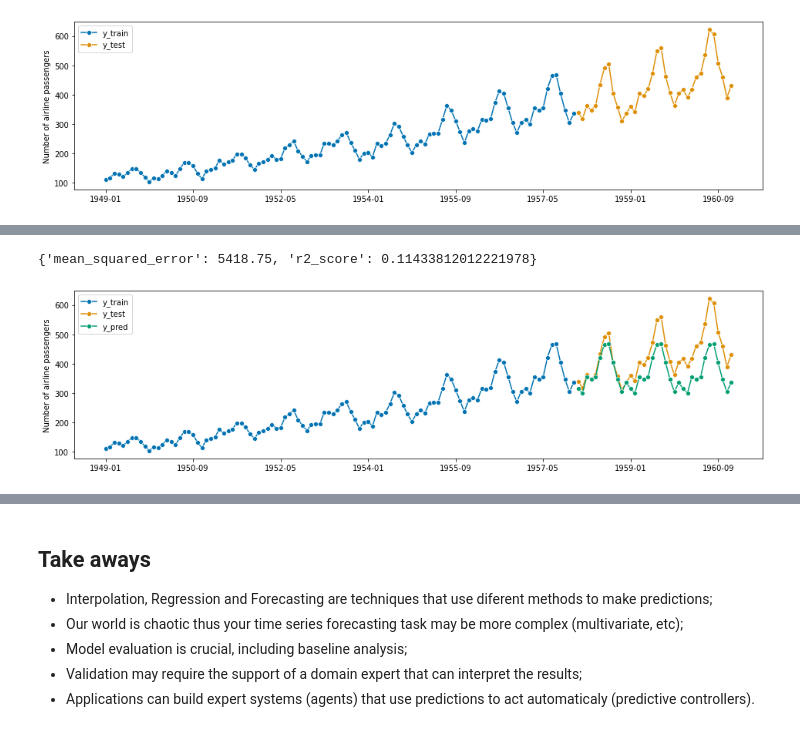
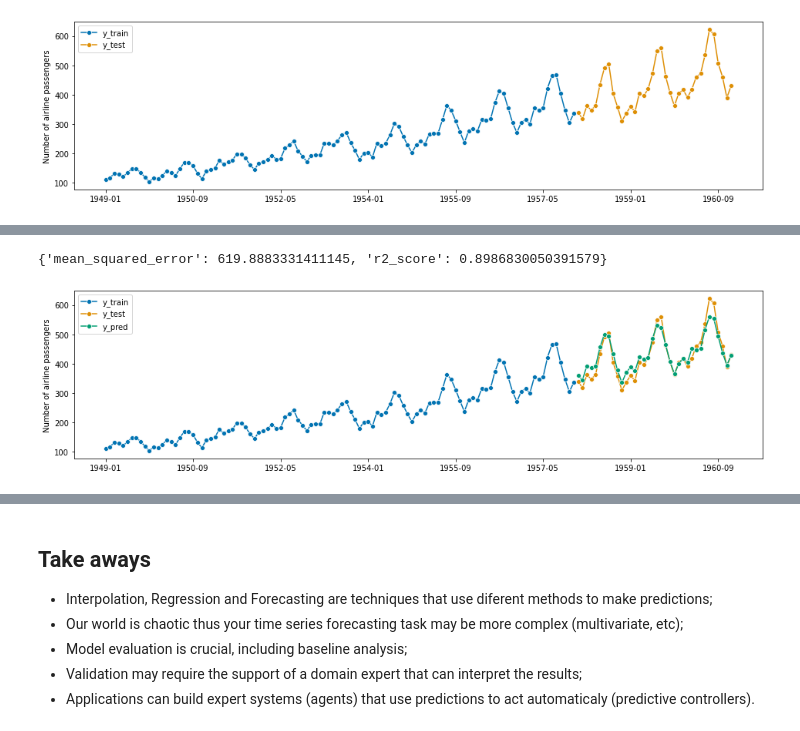
Before and after one commit to adaj/adelsonaraujo, a Jupyter notebook: _notebooks/2022-06-06-Introduction-of-time-series-forecasting-with-sktime.ipynb, the cells around one changed output, grey strips where cells are left out. Cells and saved outputs as stored; diff of their text form; code cells hidden in the pictures.

```diff
--- a/_notebooks/2022-06-06-Introduction-of-time-series-forecasting-with-sktime.ipynb
+++ b/_notebooks/2022-06-06-Introduction-of-time-series-forecasting-with-sktime.ipynb
@@ -301,26 +322,24 @@ plot_series(y_train, y_test, y_pred, labels=['y', 'y_test', 'y_pred'], ax=ax);
 # %%
-from sktime.forecasting.arima import AutoARIMA
-from sktime.performance_metrics.forecasting import mean_absolute_percentage_error
 
 forecasters = [
-    # ("trend", STLForecaster(12)),
+    ("trend", STLForecaster(12)),
     # ("poly", PolynomialTrendForecaster(degree=1)),
-    # ("expm", ExponentialSmoothing(trend="add")),
-    ("naive", NaiveForecaster(strategy="last", sp=12)),
+    ("expm", ExponentialSmoothing(trend="add")),
+#     ("naive", NaiveForecaster(strategy="last", sp=12)),
 ]
 forecaster = AutoEnsembleForecaster(forecasters=forecasters)
 
 forecaster.fit(y_train)
 y_pred = forecaster.predict(fh = fh)
 plot_series(y_train, y_test, y_pred, labels=["y_train", "y_test", "y_pred"])
 
 # computing the forecast performance
 metrics = {
     'mean_squared_error': mean_squared_error(y_test, y_pred),
     'r2_score': r2_score(y_test, y_pred)
 }
 
 print(metrics)
 # %% [output]
-{'mean_squared_error': 5418.75, 'r2_score': 0.11433812012221978}
+{'mean_squared_error': 619.8883331411145, 'r2_score': 0.8986830050391579}
-[figure, old version]
+[figure, new version]
```
Also changed, not shown: parts of 16 cells of this notebook, 4 other files.
